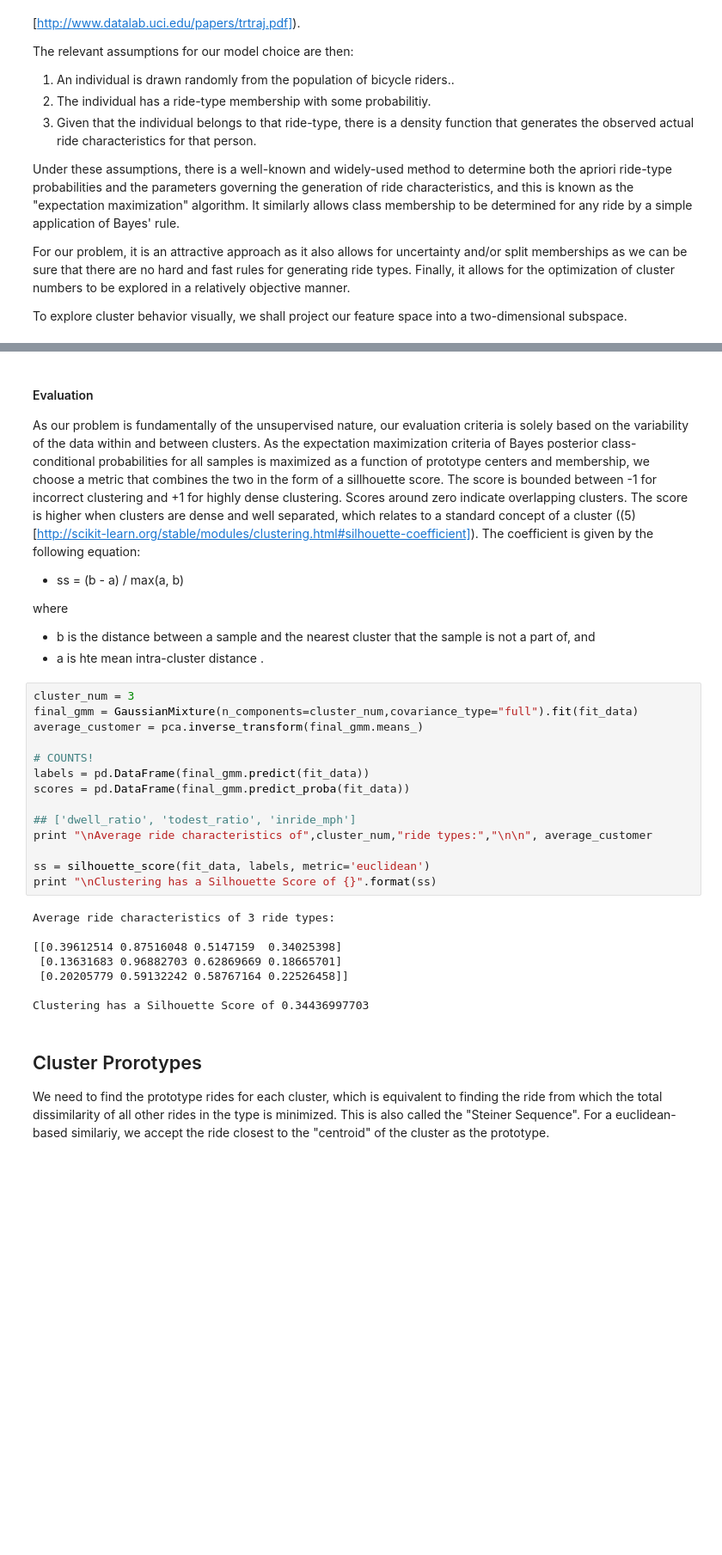
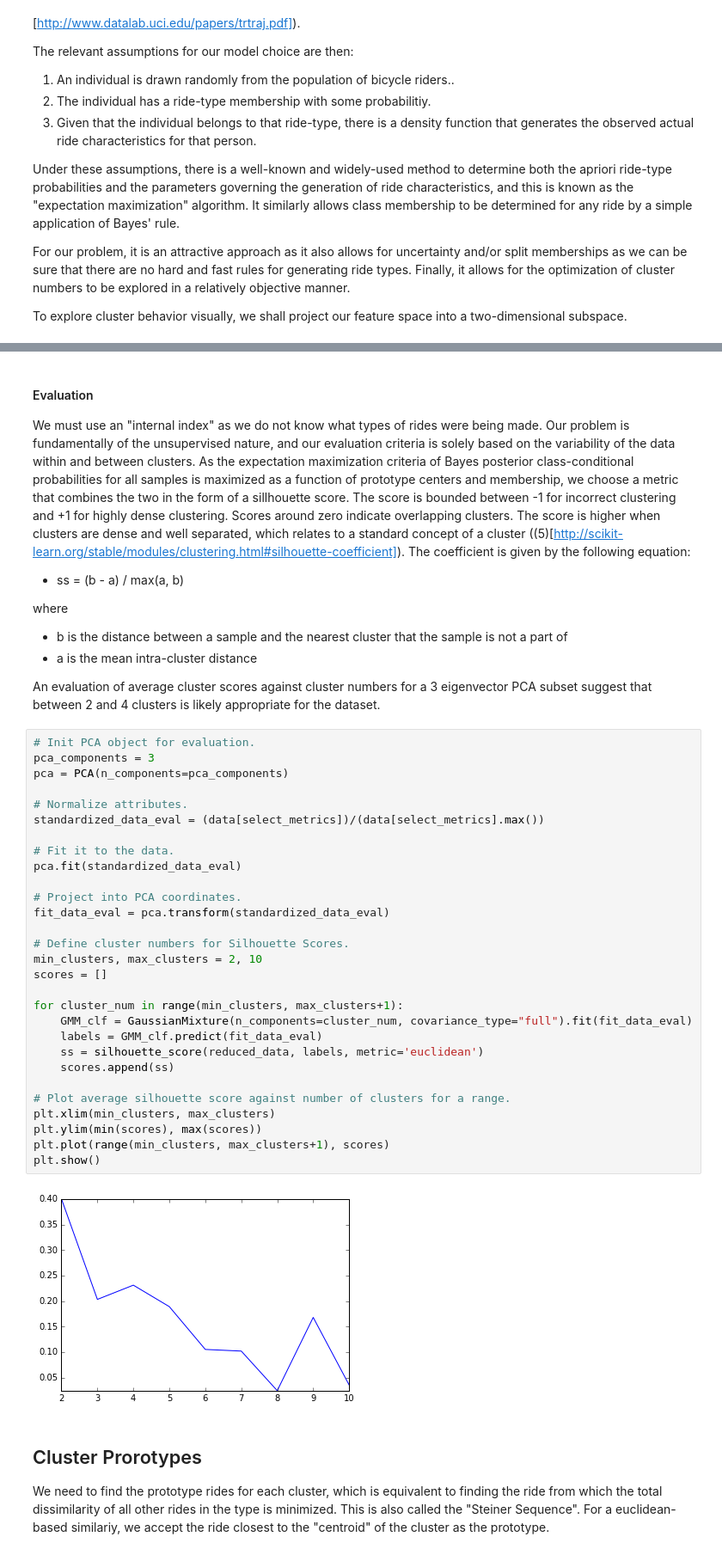
Before and after one commit to citrusvanilla/cluster_rides, a Jupyter notebook: cluster_rides.ipynb, the cells around one changed output, grey strips where cells are left out. Shown at 86% size. Drawn from its saved outputs; the diff is of its cells as text; blank space fills up the shorter version.

```diff
--- a/cluster_rides.ipynb
+++ b/cluster_rides.ipynb
@@ -270,36 +270,47 @@ Clustering has a Silhouette Score of 0.296332378288
 # %% [markdown]
 #### Evaluation
 
-As our problem is fundamentally of the unsupervised nature, our evaluation criteria is solely based on the variability of the data within and between clusters.  As the expectation maximization criteria of Bayes posterior class-conditional probabilities for all samples is maximized as a function of prototype centers and membership, we choose a metric that combines the two in the form of a sillhouette score.  The score is bounded between -1 for incorrect clustering and +1 for highly dense clustering. Scores around zero indicate overlapping clusters.  The score is higher when clusters are dense and well separated, which relates to a standard concept of a cluster ((5)[http://scikit-learn.org/stable/modules/clustering.html#silhouette-coefficient]).  The coefficient is given by the following equation:
+We must use an "internal index" as we do not know what types of rides were being made.  Our problem is fundamentally of the unsupervised nature, and our evaluation criteria is solely based on the variability of the data within and between clusters.  As the expectation maximization criteria of Bayes posterior class-conditional probabilities for all samples is maximized as a function of prototype centers and membership, we choose a metric that combines the two in the form of a sillhouette score.  The score is bounded between -1 for incorrect clustering and +1 for highly dense clustering. Scores around zero indicate overlapping clusters.  The score is higher when clusters are dense and well separated, which relates to a standard concept of a cluster ((5)[http://scikit-learn.org/stable/modules/clustering.html#silhouette-coefficient]).  The coefficient is given by the following equation:
 
- - ss = (b - a) / max(a, b)
+- ss = (b - a) / max(a, b)
 
 where
 
- - b is the distance between a sample and the nearest cluster that the sample is not a part of, and
- - a is hte mean intra-cluster distance .
+- b is the distance between a sample and the nearest cluster that the sample is not a part of
+- a is the mean intra-cluster distance
+
+An evaluation of average cluster scores against cluster numbers for a 3 eigenvector PCA subset suggest that between 2 and 4 clusters is likely appropriate for the dataset.
-# %%
-cluster_num = 3
-final_gmm = GaussianMixture(n_components=cluster_num,covariance_type="full").fit(fit_data)
-average_customer = pca.inverse_transform(final_gmm.means_)
-
-# COUNTS!
-labels = pd.DataFrame(final_gmm.predict(fit_data))
-scores = pd.DataFrame(final_gmm.predict_proba(fit_data))
-
-## ['dwell_ratio', 'todest_ratio', 'inride_mph']
-print "\nAverage ride characteristics of",cluster_num,"ride types:","\n\n", average_customer
-
-ss = silhouette_score(fit_data, labels, metric='euclidean')
-print "\nClustering has a Silhouette Score of {}".format(ss)
-# %% [output]
-Average ride characteristics of 3 ride types:
-
-[[0.39612514 0.87516048 0.5147159  0.34025398]
- [0.13631683 0.96882703 0.62869669 0.18665701]
- [0.20205779 0.59132242 0.58767164 0.22526458]]
-
-Clustering has a Silhouette Score of 0.34436997703
+# %%
+# Init PCA object for evaluation.
+pca_components = 3
+pca = PCA(n_components=pca_components)
+
+# Normalize attributes.
+standardized_data_eval = (data[select_metrics])/(data[select_metrics].max())
+
+# Fit it to the data.
+pca.fit(standardized_data_eval)
+
+# Project into PCA coordinates.
+fit_data_eval = pca.transform(standardized_data_eval)
+
+# Define cluster numbers for Silhouette Scores.
+min_clusters, max_clusters = 2, 10
+scores = []
+
+for cluster_num in range(min_clusters, max_clusters+1):
+    GMM_clf = GaussianMixture(n_components=cluster_num, covariance_type="full").fit(fit_data_eval)
+    labels = GMM_clf.predict(fit_data_eval)
+    ss = silhouette_score(reduced_data, labels, metric='euclidean')
+    scores.append(ss)
+
+# Plot average silhouette score against number of clusters for a range.
+plt.xlim(min_clusters, max_clusters)
+plt.ylim(min(scores), max(scores))
+plt.plot(range(min_clusters, max_clusters+1), scores)
+plt.show()
+# %% [output]
+[figure, added]
 # %% [markdown]
 ## Cluster Prorotypes
 
```
Also changed, not shown: parts of 5 cells of this notebook.
